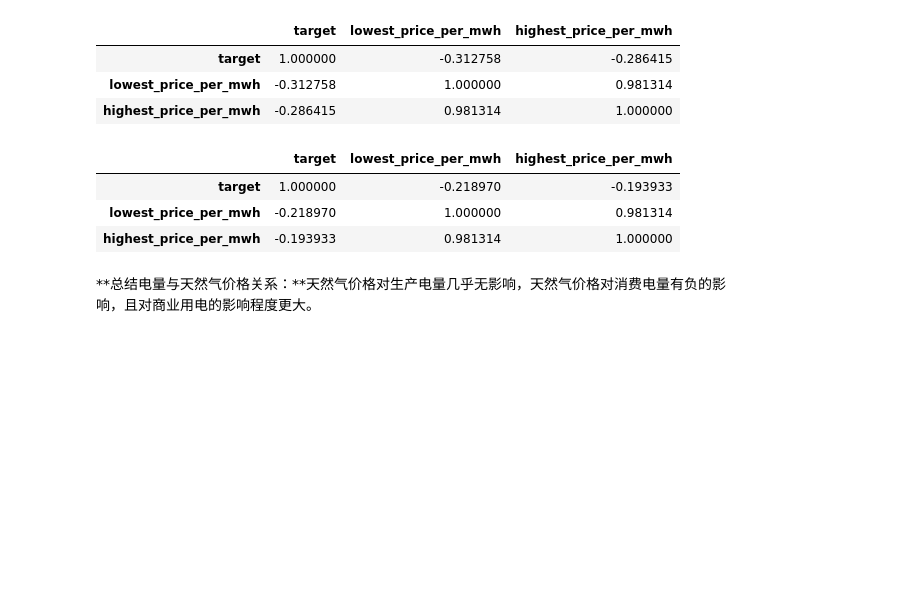
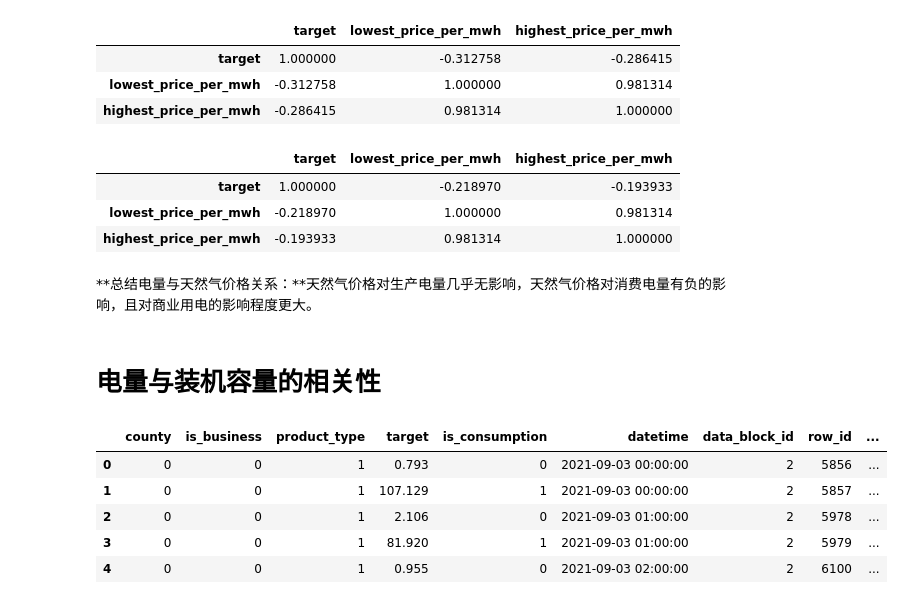
Before and after one commit to Accoutant/kaggle_competition, a Jupyter notebook: data_process/data_analysis_for_train.ipynb, the cells around one changed output. Drawn from its saved outputs; the diff is of its cells as text; code cells hidden in the pictures; blank space fills up the shorter version.

```diff
--- a/data_process/data_analysis_for_train.ipynb
+++ b/data_process/data_analysis_for_train.ipynb
@@ -288,3 +288,17 @@ concat_train_and_gas.corr()
 | highest_price_per_mwh | -0.193933 | 0.981314 | 1.000000 |
 # %% [markdown]
 **总结电量与天然气价格关系：**天然气价格对生产电量几乎无影响，天然气价格对消费电量有负的影响，且对商业用电的影响程度更大。
+# %% [markdown]
+# 电量与装机容量的相关性
+# %%
+# 将train和client按照product_type,county,is_business和data_block_id合并
+client = pd.read_csv('../data/client.csv', parse_dates=['date'])
+train_client = pd.merge(left=train, right=client, on=['product_type', 'county', 'is_business', 'data_block_id'])
+train_client.head()
+# %% [output]
+|  | county | is_business | product_type | target | is_consumption | datetime | data_block_id | row_id | ... |
+| 0 | 0 | 0 | 1 | 0.793 | 0 | 2021-09-03 00:00:00 | 2 | 5856 | ... |
+| 1 | 0 | 0 | 1 | 107.129 | 1 | 2021-09-03 00:00:00 | 2 | 5857 | ... |
+| 2 | 0 | 0 | 1 | 2.106 | 0 | 2021-09-03 01:00:00 | 2 | 5978 | ... |
+| 3 | 0 | 0 | 1 | 81.920 | 1 | 2021-09-03 01:00:00 | 2 | 5979 | ... |
+| 4 | 0 | 0 | 1 | 0.955 | 0 | 2021-09-03 02:00:00 | 2 | 6100 | ... |
```
Also changed, not shown: parts of 8 cells of this notebook.
